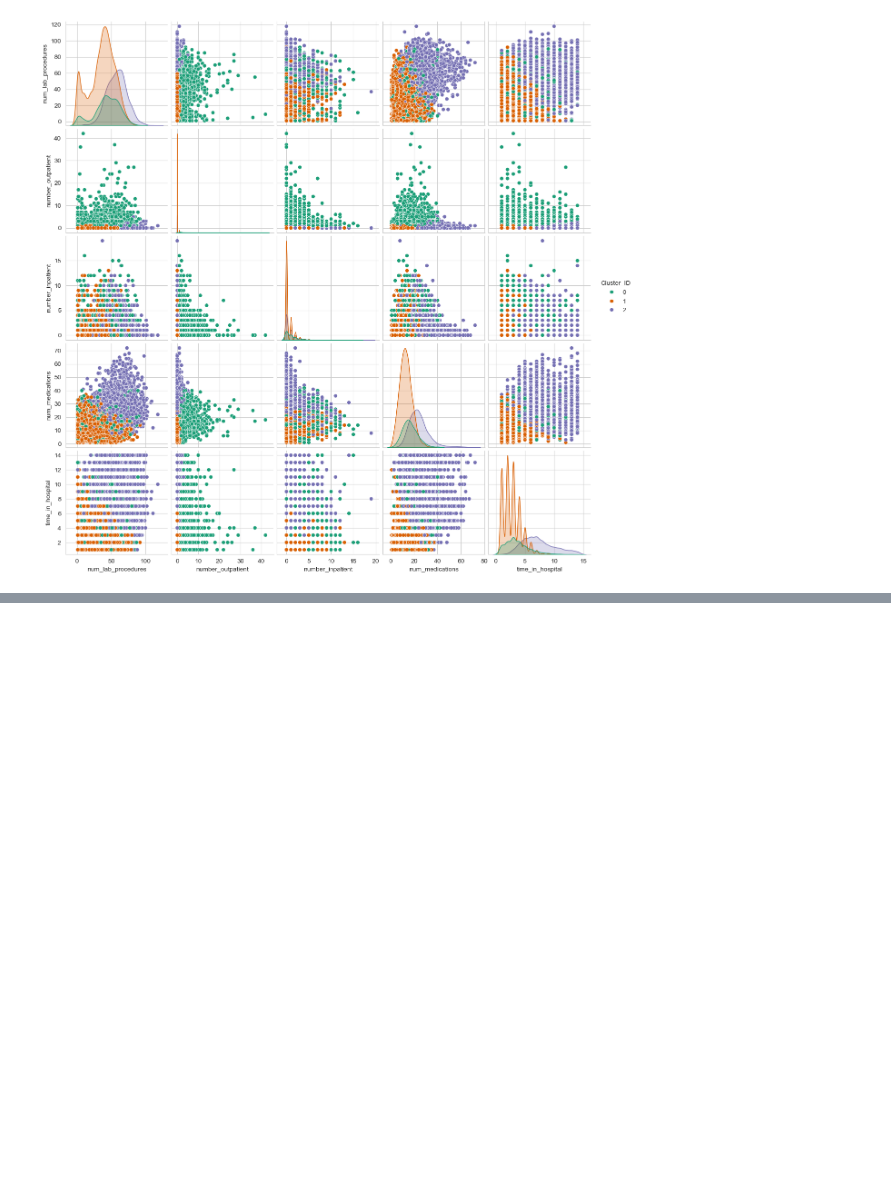
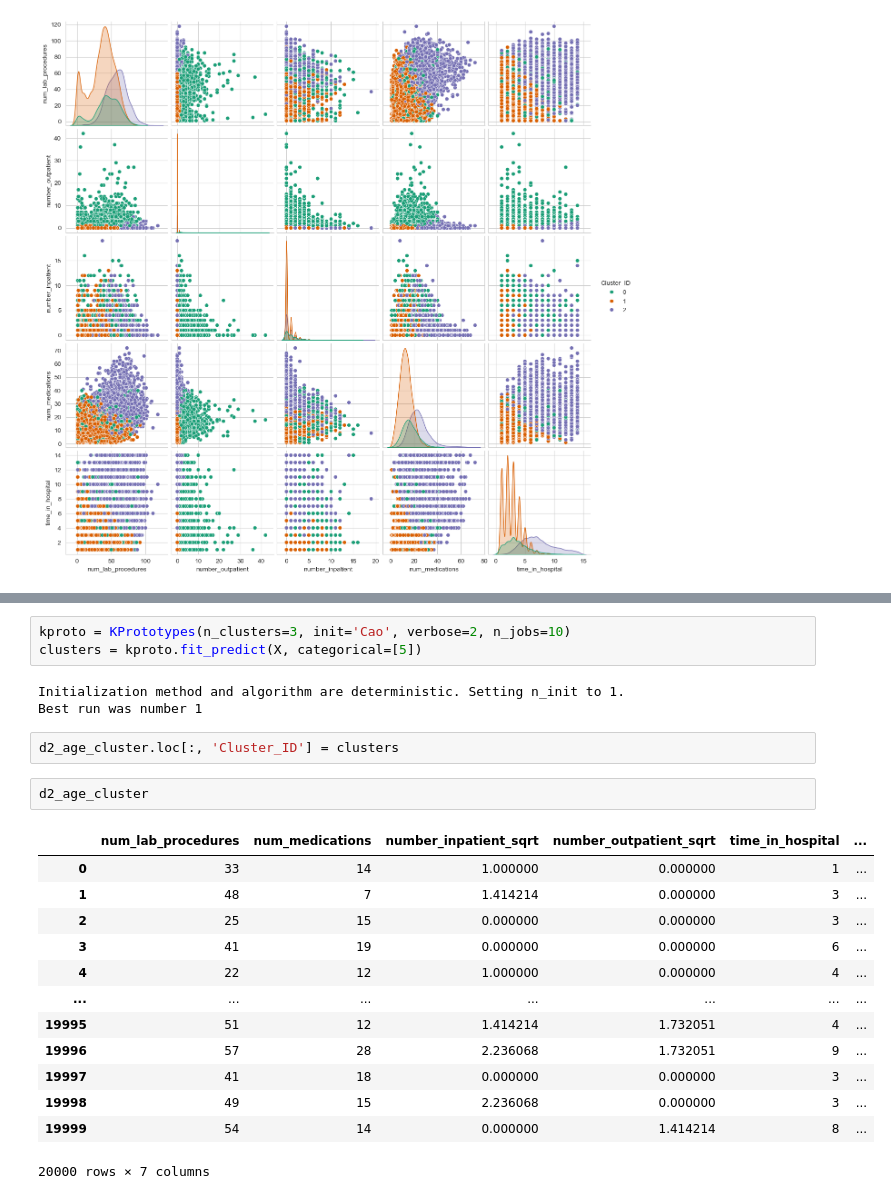
Before and after one commit to johnmarquess/IFN509, a Jupyter notebook: Assignment 2/clustering.ipynb, the cells around one changed output, grey strips where cells are left out. Drawn from its saved outputs; the diff is of its cells as text; blank space fills up the shorter version.

```diff
--- a/Assignment 2/clustering.ipynb
+++ b/Assignment 2/clustering.ipynb
@@ -241,0 +318,24 @@ plt.show()
+# %%
+kproto = KPrototypes(n_clusters=3, init='Cao', verbose=2, n_jobs=10)
+clusters = kproto.fit_predict(X, categorical=[5])
+# %% [output]
+Initialization method and algorithm are deterministic. Setting n_init to 1.
+Best run was number 1
+# %%
+d2_age_cluster.loc[:, 'Cluster_ID'] = clusters
+# %%
+d2_age_cluster
+# %% [output]
+|  | num_lab_procedures | num_medications | number_inpatient_sqrt | number_outpatient_sqrt | time_in_hospital | ... |
+| 0 | 33 | 14 | 1.000000 | 0.000000 | 1 | ... |
+| 1 | 48 | 7 | 1.414214 | 0.000000 | 3 | ... |
+| 2 | 25 | 15 | 0.000000 | 0.000000 | 3 | ... |
+| 3 | 41 | 19 | 0.000000 | 0.000000 | 6 | ... |
+| 4 | 22 | 12 | 1.000000 | 0.000000 | 4 | ... |
+| ... | ... | ... | ... | ... | ... | ... |
+| 19995 | 51 | 12 | 1.414214 | 1.732051 | 4 | ... |
+| 19996 | 57 | 28 | 2.236068 | 1.732051 | 9 | ... |
+| 19997 | 41 | 18 | 0.000000 | 0.000000 | 3 | ... |
+| 19998 | 49 | 15 | 2.236068 | 0.000000 | 3 | ... |
+| 19999 | 54 | 14 | 0.000000 | 1.414214 | 8 | ... |
+20000 rows × 7 columns
```
Also changed, not shown: parts of 20 cells of this notebook.
